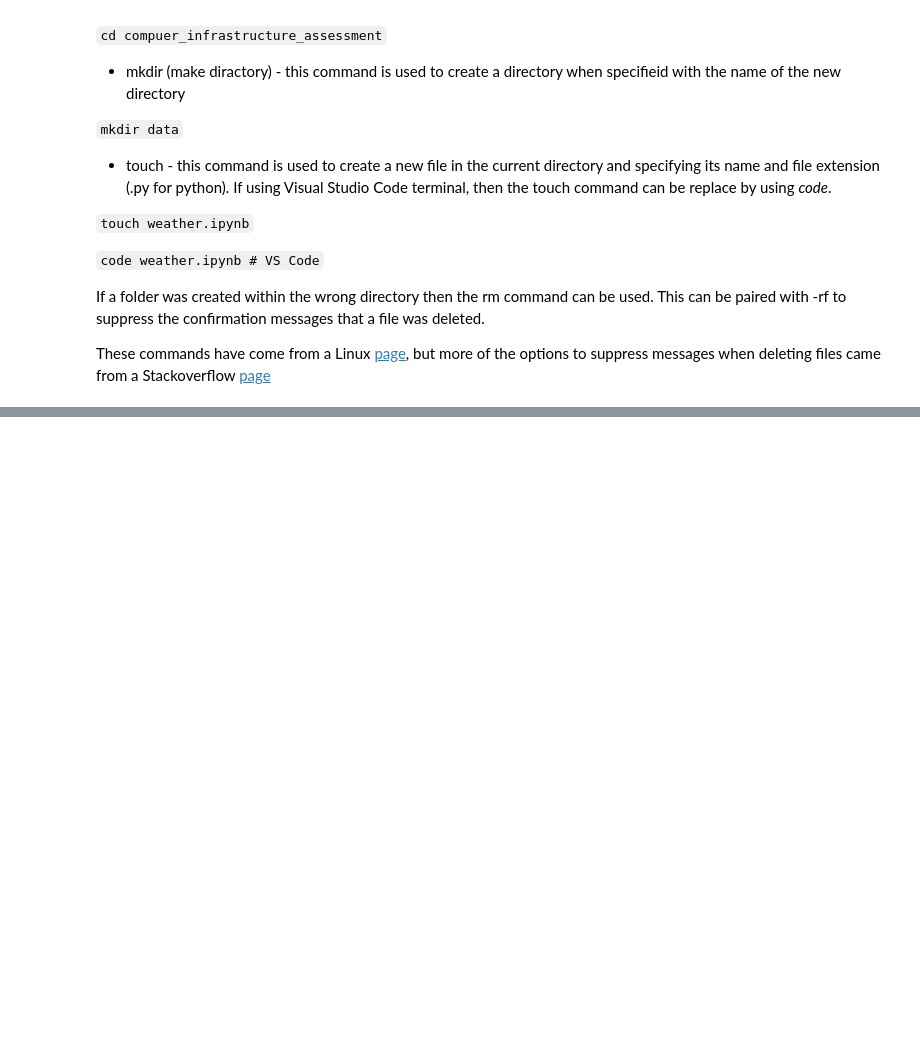
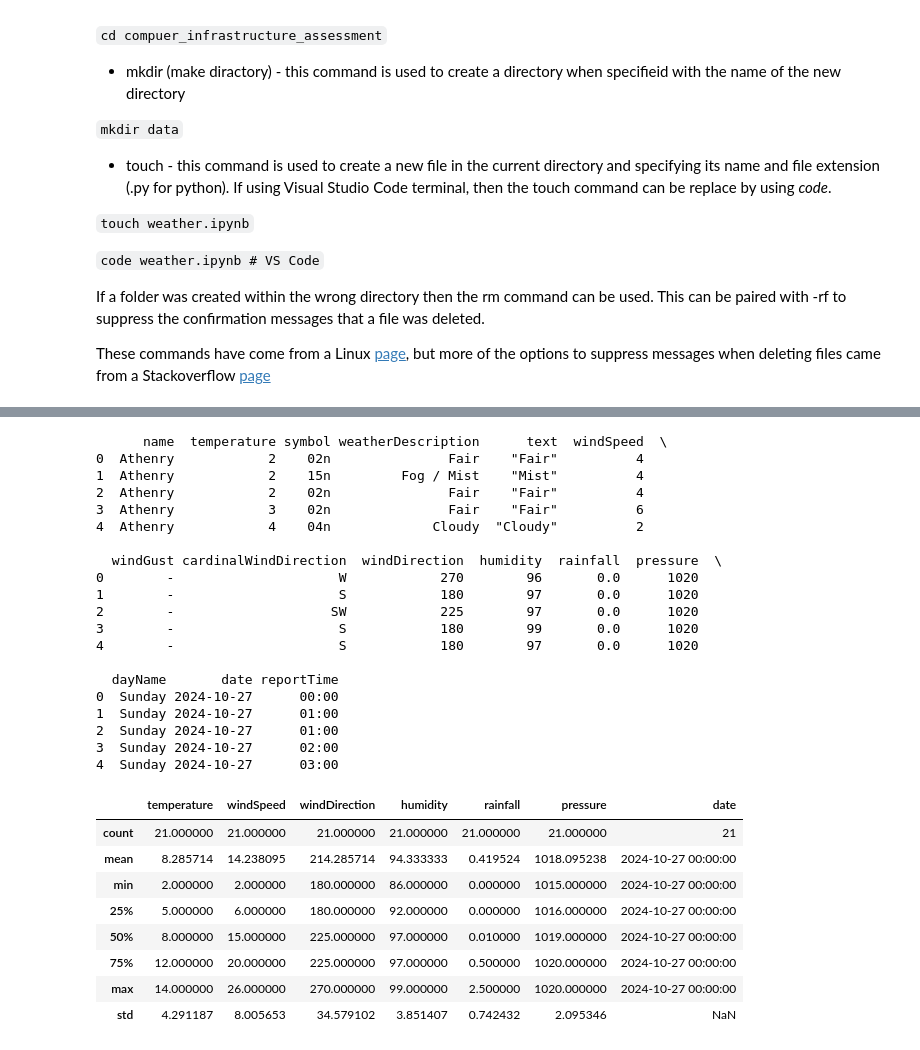
Before and after one commit to EllenMcG/computer_infrastructure_assessment, a Jupyter notebook: weather.ipynb, the cells around one changed output, grey strips where cells are left out. Cells and saved outputs as stored; diff of their text form; code cells hidden in the pictures; blank space fills up the shorter version.

```diff
--- a/weather.ipynb
+++ b/weather.ipynb
@@ -79,0 +147,38 @@ For task four, an empty .txt file is created using the below commands. The backt
+# %%
+# the directory needs to be changed to make sure we are in the weather directory
+os.chdir('/workspaces/computer_infrastructure_assessment/data/weather')
+
+weather_data = pd.read_json('20241027_192904.json')
+print(weather_data.head())
+
+weather_data.describe()
+# %% [output]
+      name  temperature symbol weatherDescription      text  windSpeed  \
+0  Athenry            2    02n               Fair    "Fair"          4
+1  Athenry            2    15n         Fog / Mist    "Mist"          4
+2  Athenry            2    02n               Fair    "Fair"          4
+3  Athenry            3    02n               Fair    "Fair"          6
+4  Athenry            4    04n             Cloudy  "Cloudy"          2
+
+  windGust cardinalWindDirection  windDirection  humidity  rainfall  pressure  \
+0        -                     W            270        96       0.0      1020
+1        -                     S            180        97       0.0      1020
+2        -                    SW            225        97       0.0      1020
+3        -                     S            180        99       0.0      1020
+4        -                     S            180        97       0.0      1020
+
+  dayName       date reportTime
+0  Sunday 2024-10-27      00:00
+1  Sunday 2024-10-27      01:00
+2  Sunday 2024-10-27      01:00
+3  Sunday 2024-10-27      02:00
+4  Sunday 2024-10-27      03:00
+|  | temperature | windSpeed | windDirection | humidity | rainfall | pressure | date |
+| count | 21.000000 | 21.000000 | 21.000000 | 21.000000 | 21.000000 | 21.000000 | 21 |
+| mean | 8.285714 | 14.238095 | 214.285714 | 94.333333 | 0.419524 | 1018.095238 | 2024-10-27 00:00:00 |
+| min | 2.000000 | 2.000000 | 180.000000 | 86.000000 | 0.000000 | 1015.000000 | 2024-10-27 00:00:00 |
+| 25% | 5.000000 | 6.000000 | 180.000000 | 92.000000 | 0.000000 | 1016.000000 | 2024-10-27 00:00:00 |
+| 50% | 8.000000 | 15.000000 | 225.000000 | 97.000000 | 0.010000 | 1019.000000 | 2024-10-27 00:00:00 |
+| 75% | 12.000000 | 20.000000 | 225.000000 | 97.000000 | 0.500000 | 1020.000000 | 2024-10-27 00:00:00 |
+| max | 14.000000 | 26.000000 | 270.000000 | 99.000000 | 2.500000 | 1020.000000 | 2024-10-27 00:00:00 |
+| std | 4.291187 | 8.005653 | 34.579102 | 3.851407 | 0.742432 | 2.095346 | NaN |
```
Also changed, not shown: parts of 12 cells of this notebook, 4 other files.
